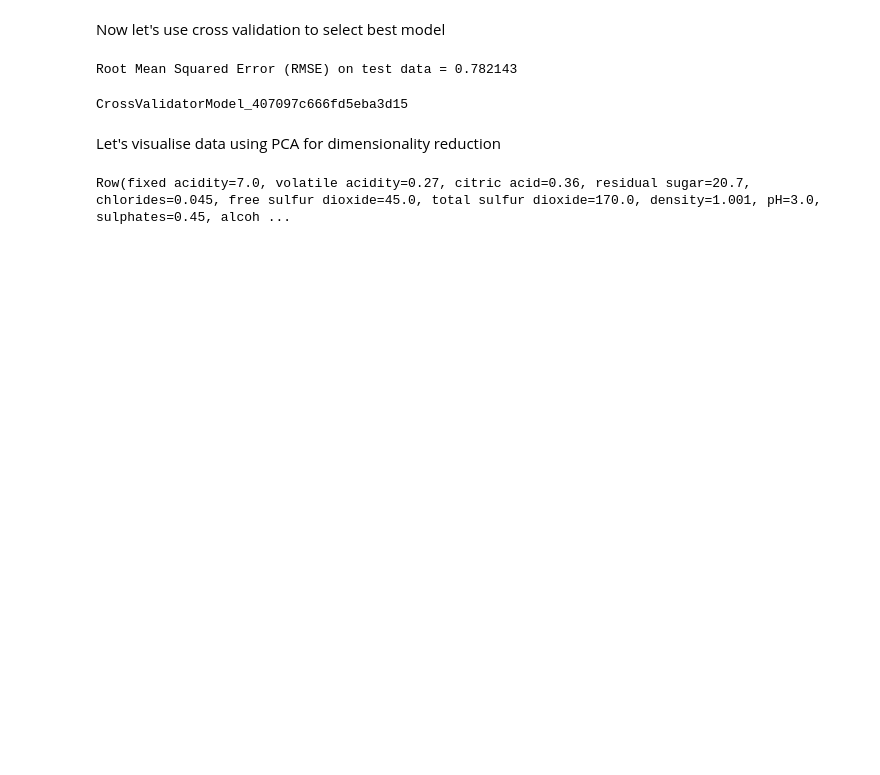
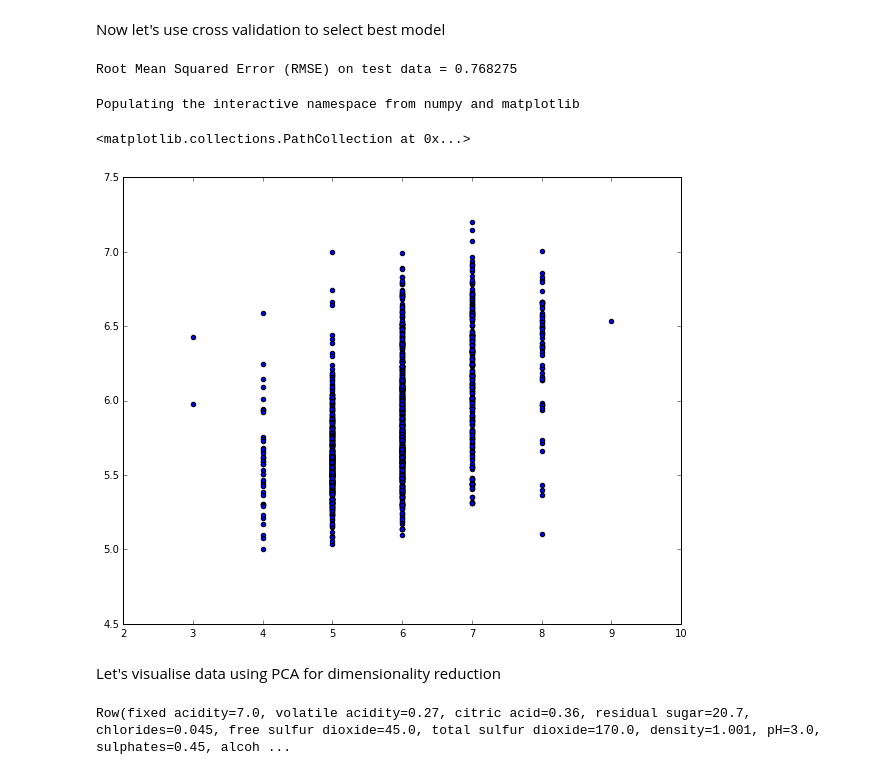
Before and after one commit to piotrszul/spark-intro, a Jupyter notebook: ml/WineAnalysis.ipynb, the cells around one changed output. Drawn from its saved outputs; the diff is of its cells as text; code cells hidden in the pictures; blank space fills up the shorter version.

Commit message:
Added prediction visualisation

```diff
--- a/ml/WineAnalysis.ipynb
+++ b/ml/WineAnalysis.ipynb
@@ -48,8 +48,9 @@ Let's try some machine learning
 from pyspark.mllib.linalg import Vectors
 from pyspark.ml.feature import VectorAssembler
 
+input_colums = ["sulphates", "density", "alcohol", "density", "pH", "residual sugar"]
 assembler = VectorAssembler(
-    inputCols=["sulphates", "density", "alcohol"],
+    inputCols=input_colums,
     outputCol="features")
 output = assembler.transform(data)
 print(output.select("features", "label").first())
@@ -64,7 +65,7 @@ from pyspark.ml.evaluation import RegressionEvaluator
 
 (trainingData, testData) = data.randomSplit([0.7, 0.3])
 
-lr = LinearRegression(maxIter=30, regParam=0.3, elasticNetParam=0.8, featuresCol="features", labelCol="label")
+lr = LinearRegression(maxIter=30, regParam=0.3, elasticNetParam=0.25, featuresCol="features", labelCol="label")
 
 pipeline = Pipeline(stages=[assembler, lr])
 
@@ -105,13 +110,21 @@ cv_predictions = cv_model.transform(testData)
 cv_rmse = evaluator.evaluate(cv_predictions)
 print("Root Mean Squared Error (RMSE) on test data = %g" % cv_rmse)
 # %% [output]
-Root Mean Squared Error (RMSE) on test data = 0.782143
+Root Mean Squared Error (RMSE) on test data = 0.768275
-# %%
-best_lr_model = cv_model.bestModel.stages[1]
-best_lr_model.coefficients
-cv_model
-# %% [output]
-CrossValidatorModel_407097c666fd5eba3d15
+# %%
+%pylab inline
+pylab.rcParams['figure.figsize'] = (10.0, 8.0)
+# %% [output]
+Populating the interactive namespace from numpy and matplotlib
+# %%
+true_values = np.array([r.label for r in cv_predictions.select('label').collect()])
+predicted_values = np.array([r.prediction for r in cv_predictions.select('prediction').collect()])
+
+import matplotlib.pyplot as plt
+plt.scatter(true_values, predicted_values)
+# %% [output]
+<matplotlib.collections.PathCollection at 0x...>
+[figure, added]
 # %% [markdown]
 Let's visualise data using PCA for dimensionality reduction
 # %%
```
Also changed, not shown: parts of 5 cells of this notebook.
